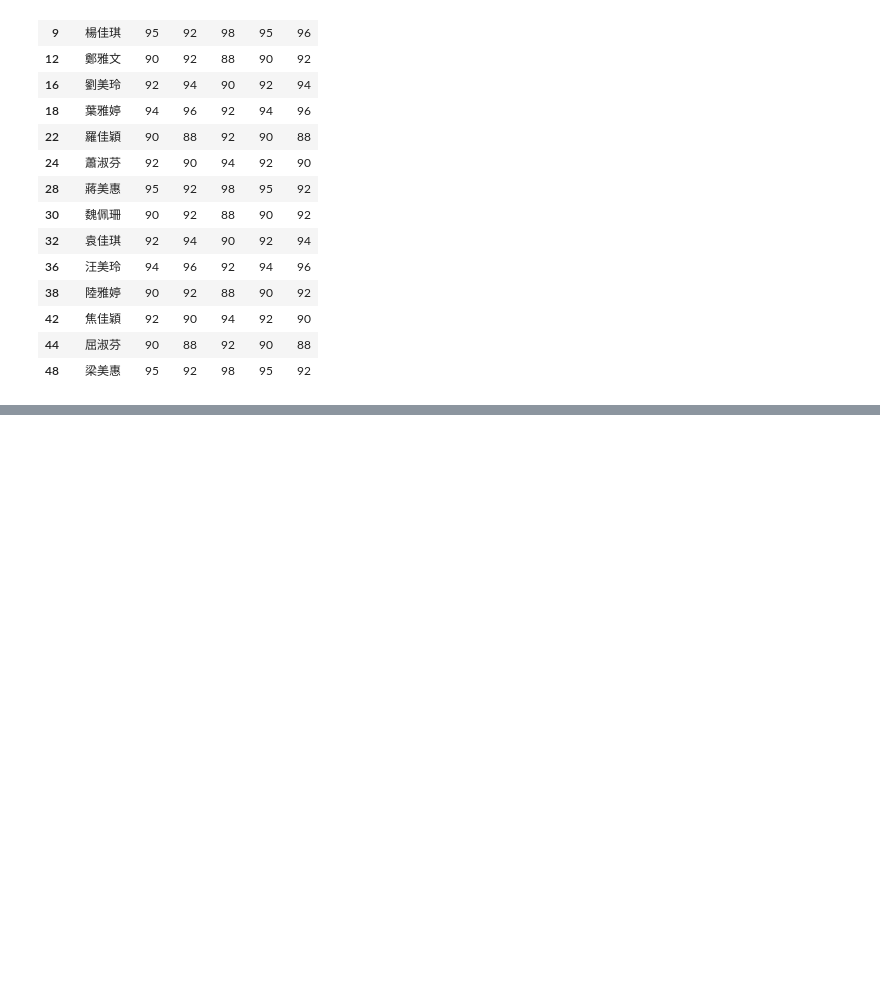
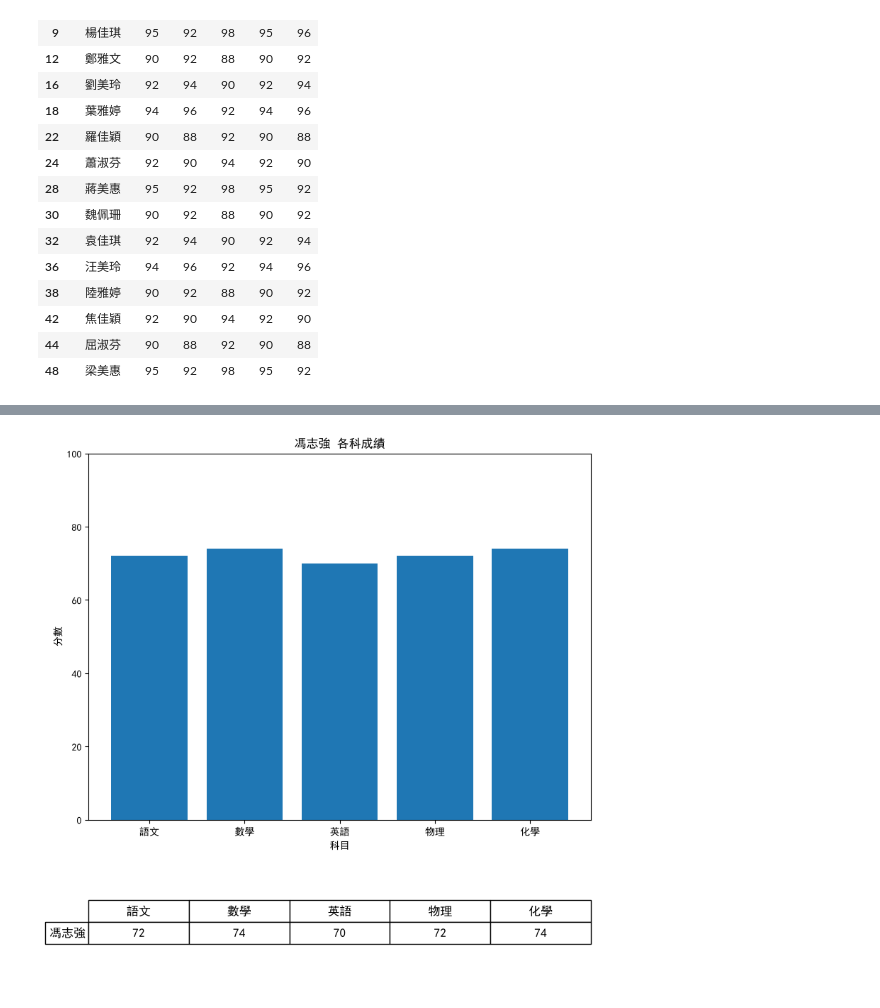
Before and after one commit to jimmytseng7280/Python_bigdata, a Jupyter notebook: 06_13/lesson3_1.ipynb, the cells around one changed output, grey strips where cells are left out. Drawn from its saved outputs; the diff is of its cells as text; code cells hidden in the pictures; blank space fills up the shorter version.

```diff
--- a/06_13/lesson3_1.ipynb
+++ b/06_13/lesson3_1.ipynb
@@ -79,0 +185,46 @@ df[df["語文"] >= 90]
+# %%
+#自行輸入學生姓名，查詢成績並以圖表表示
+import pandas as pd
+import matplotlib.pyplot as plt
+
+plt.rcParams['font.sans-serif'] = ['Microsoft JhengHei', 'SimHei', 'Arial Unicode MS']
+plt.rcParams['axes.unicode_minus'] = False
+
+df = pd.read_csv("考試分數_3年6班.csv")
+
+name = input("請輸入學生姓名：")
+search_name = df[df["學生姓名"] == name]
+
+if search_name.empty:
+    print("找不到這位學生")
+else:
+    scores = search_name.iloc[0][["語文", "數學", "英語", "物理", "化學"]]
+
+    fig, (ax1, ax2) = plt.subplots(
+        2, 1, figsize=(8, 8),
+        gridspec_kw={'height_ratios': [3, 1]}
+    )
+
+    ax1.bar(scores.index, scores.values)
+    ax1.set_title(f"{name} 各科成績")
+    ax1.set_xlabel("科目")
+    ax1.set_ylabel("分數")
+    ax1.set_ylim(0, 100)
+
+    ax2.axis("off")
+    table_data = [[score for score in scores.values]]
+    table = ax2.table(
+        cellText=table_data,
+        colLabels=scores.index,
+        rowLabels=[name],
+        loc="center",
+        cellLoc="center"
+    )
+    table.auto_set_font_size(False)
+    table.set_fontsize(12)
+    table.scale(1, 1.5)
+
+    plt.tight_layout()
+    plt.show()
+# %% [output]
+[figure, added]
```
Also changed, not shown: parts of 4 cells of this notebook, 4 other files.
